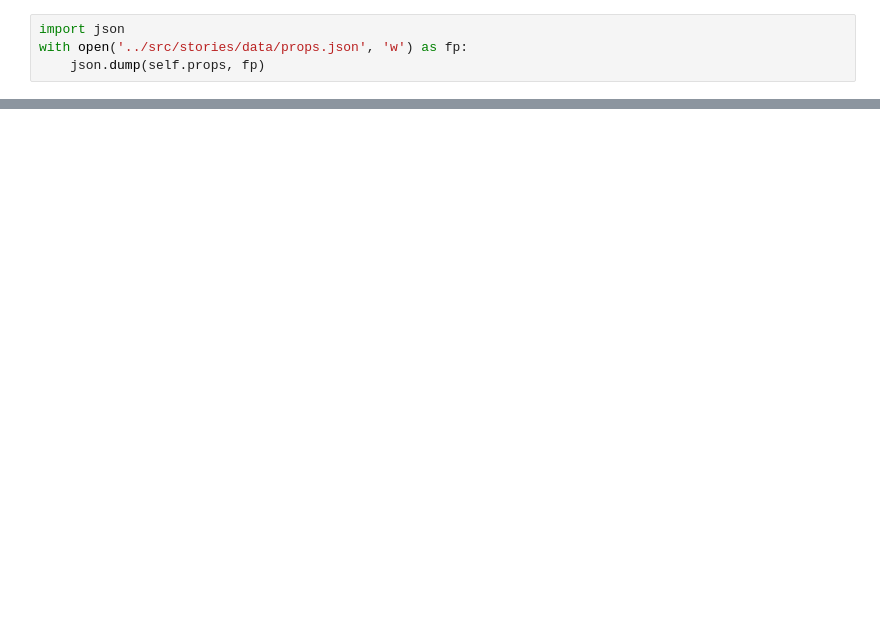
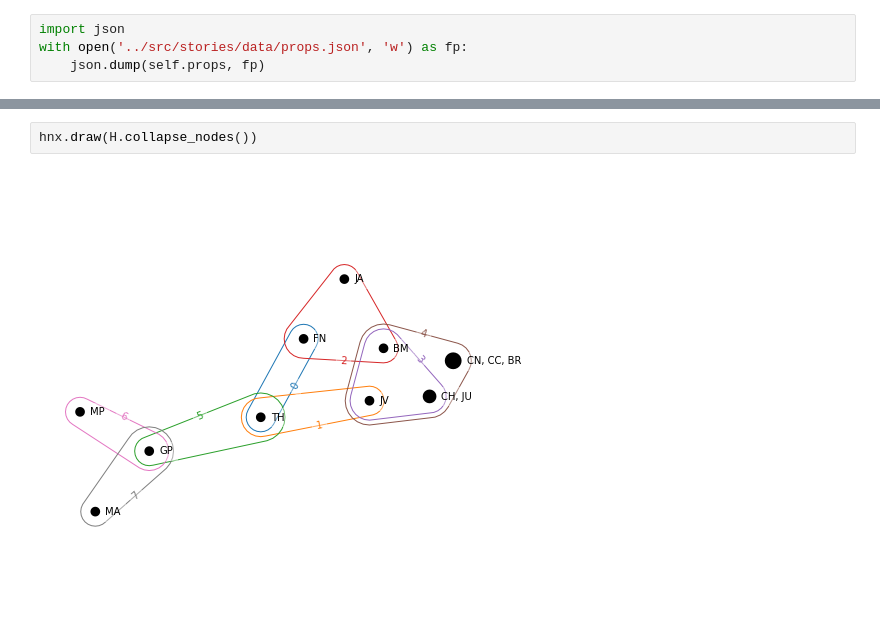
Before and after one commit to pnnl/hypernetx-widget, a Jupyter notebook: notebooks/example widget.ipynb, the cells around one changed output, grey strips where cells are left out. Saved outputs shown, nothing was run; the diff lists cells and outputs as text; blank space fills up the shorter version.

```diff
--- a/notebooks/example widget.ipynb
+++ b/notebooks/example widget.ipynb
@@ -67,0 +96,4 @@ with open('../src/stories/data/props.json', 'w') as fp:
+# %%
+hnx.draw(H.collapse_nodes())
+# %% [output]
+[figure, added]
```
Also changed, not shown: parts of 2 cells of this notebook, 5 other files.
